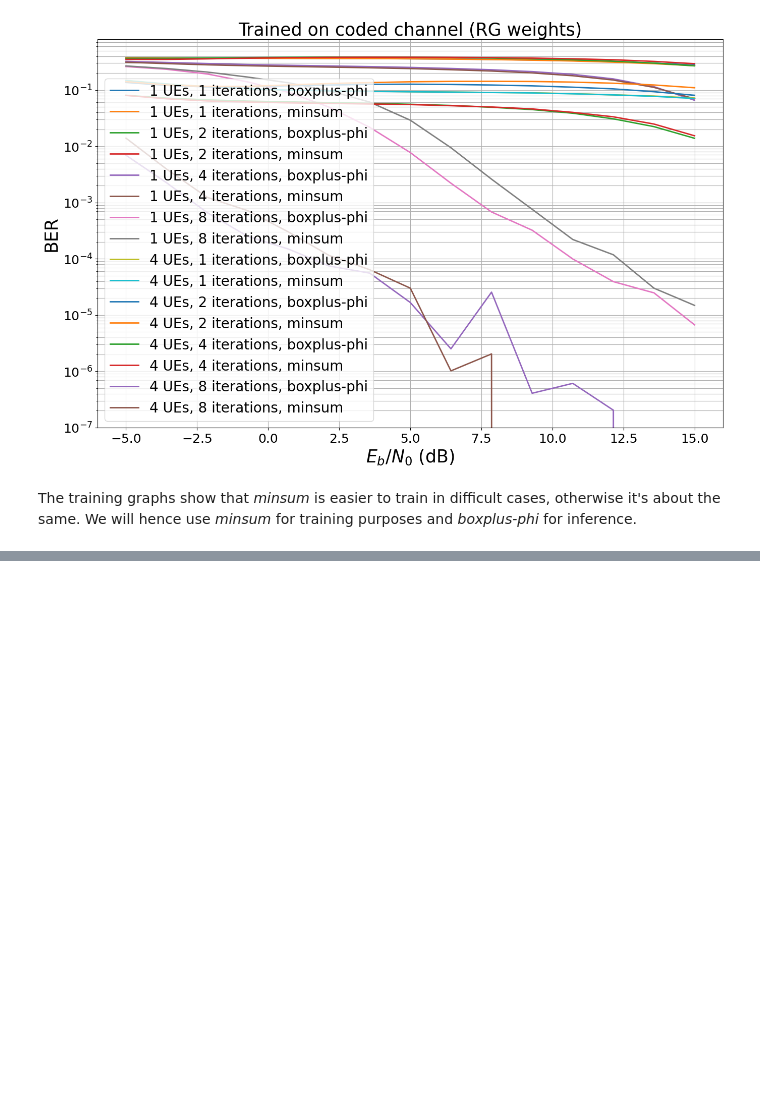
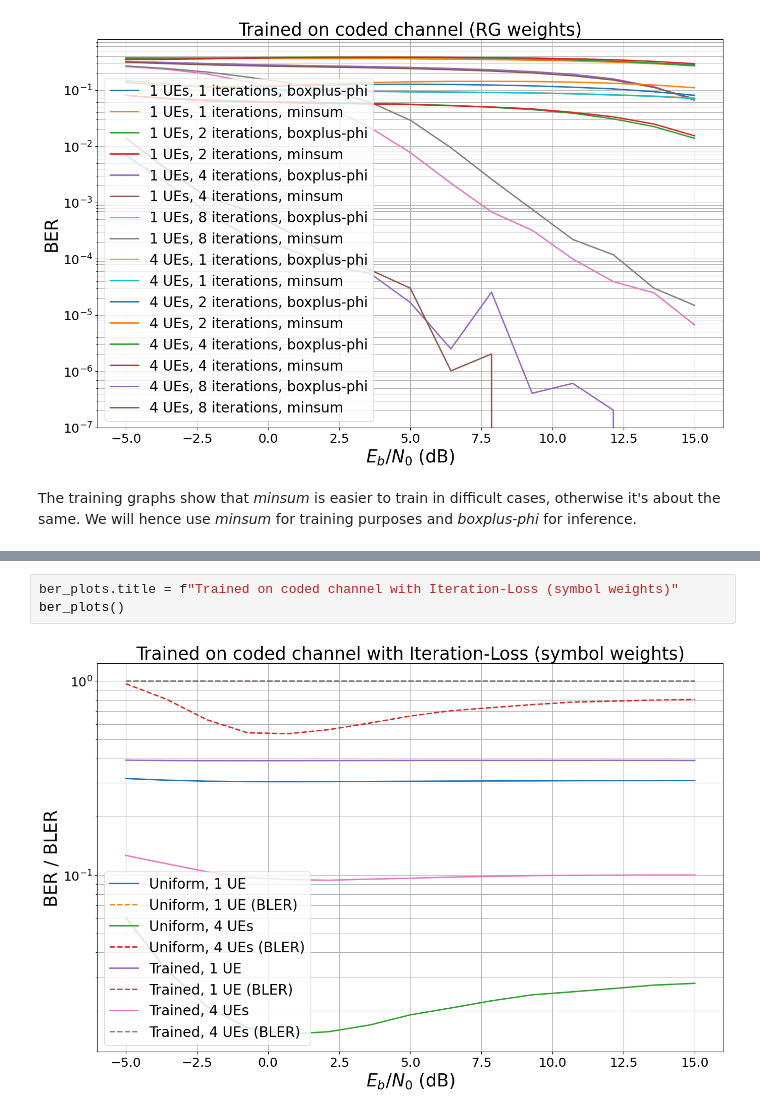
Before and after one commit to IIP-Group/pyjama, a Jupyter notebook: simulations/bler.ipynb, the cells around one changed output, grey strips where cells are left out. Saved outputs shown, nothing was run; the diff lists cells and outputs as text; blank space fills up the shorter version.

```diff
--- a/simulations/bler.ipynb
+++ b/simulations/bler.ipynb
@@ -292,0 +340,5 @@ The training graphs show that _minsum_ is easier to train in difficult cases, ot
+# %%
+ber_plots.title = f"Trained on coded channel with Iteration-Loss (symbol weights)"
+ber_plots()
+# %% [output]
+[figure, added]
```
Also changed, not shown: parts of 4 cells of this notebook, 2 other files.
